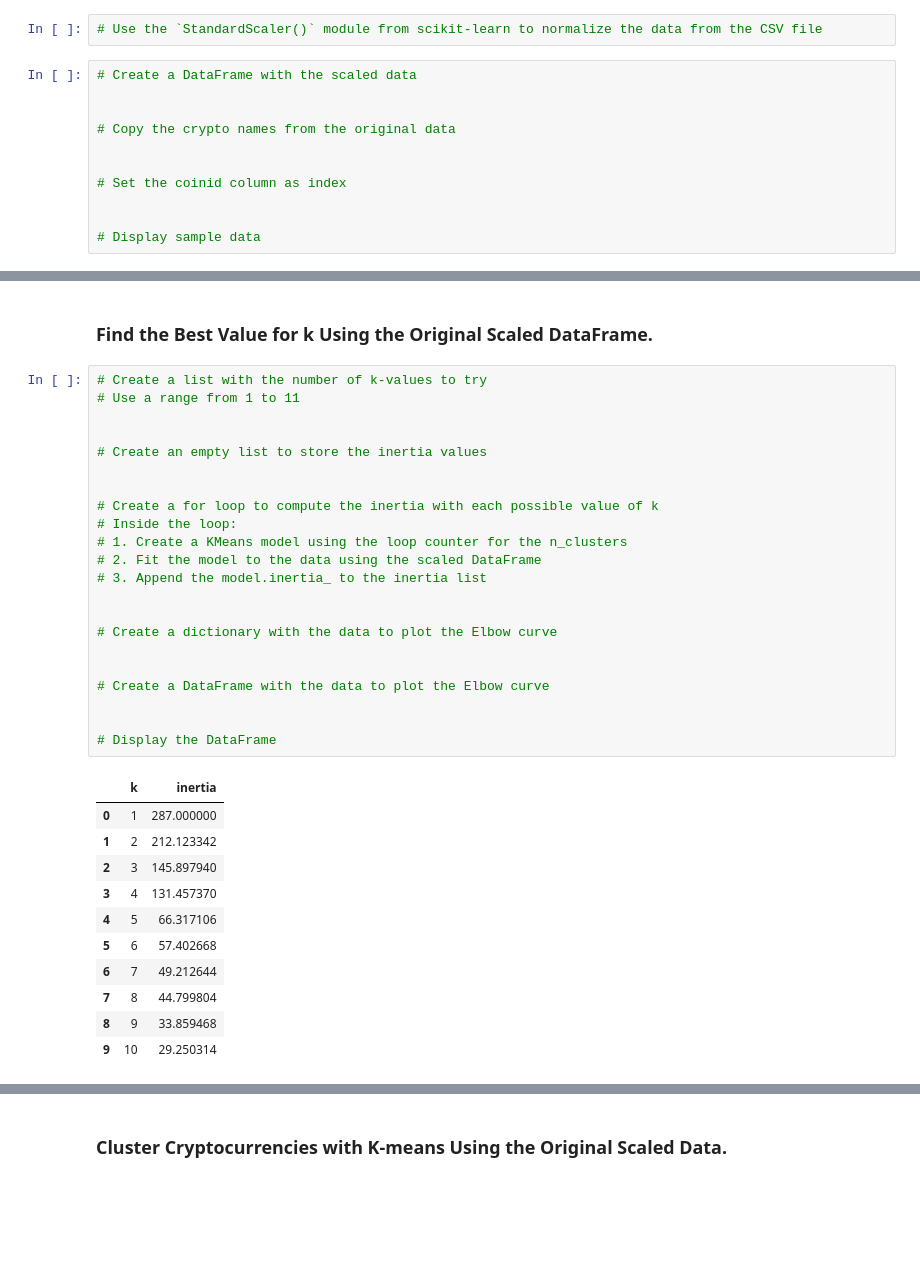
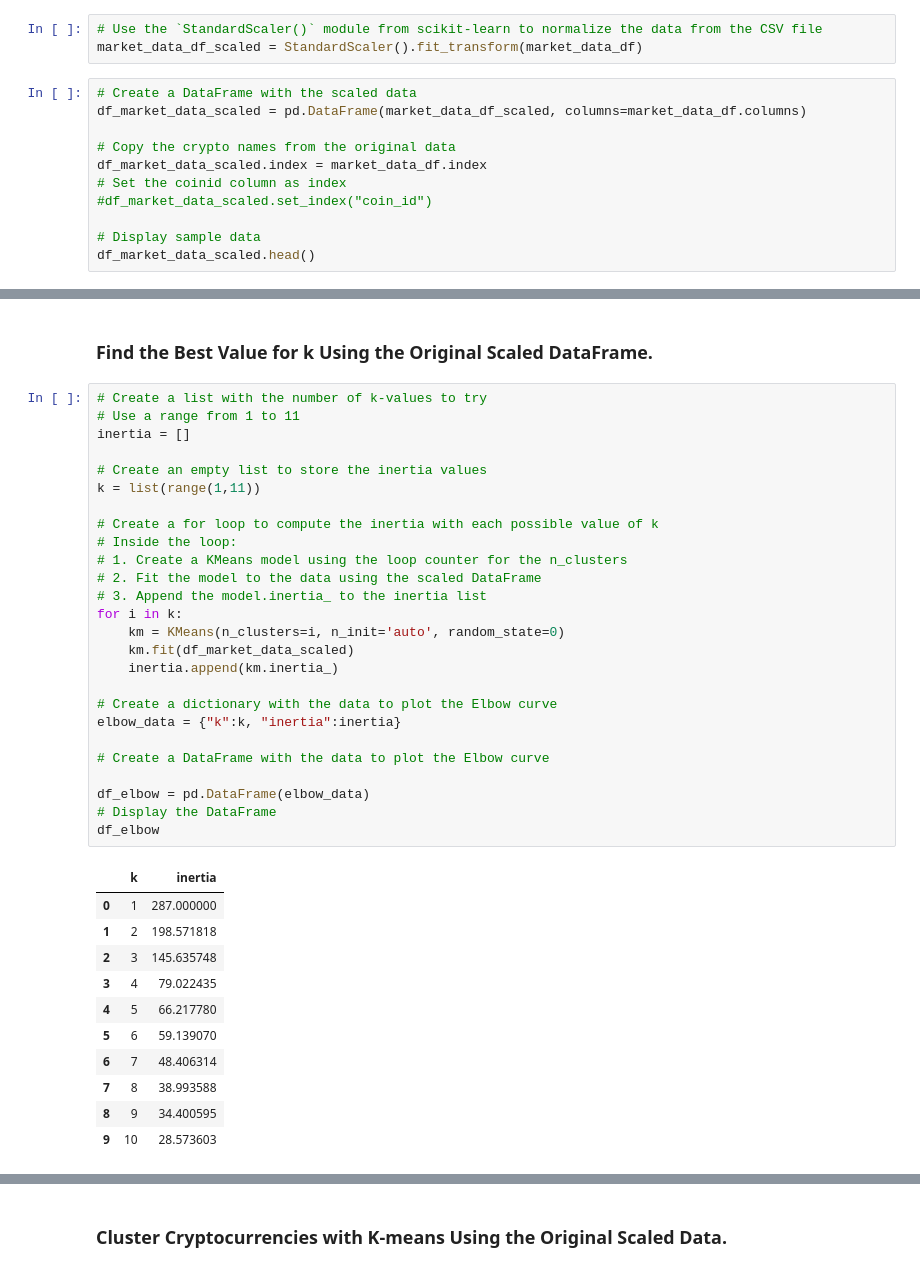
Before and after one commit to tanyasoriano/CryptoClustering, a Jupyter notebook: Crypto_Clustering.ipynb, the cells around one changed output, grey strips where cells are left out. Saved outputs shown, nothing was run; the diff lists cells and outputs as text; blank space fills up the shorter version.

```diff
--- a/Crypto_Clustering.ipynb
+++ b/Crypto_Clustering.ipynb
@@ -40,17 +57,18 @@ market_data_df.describe()
 ### Prepare the Data
 # %%
 # Use the `StandardScaler()` module from scikit-learn to normalize the data from the CSV file
+market_data_df_scaled = StandardScaler().fit_transform(market_data_df)
 # %%
 # Create a DataFrame with the scaled data
-
+df_market_data_scaled = pd.DataFrame(market_data_df_scaled, columns=market_data_df.columns)
 
 # Copy the crypto names from the original data
-
-
+df_market_data_scaled.index = market_data_df.index
 # Set the coinid column as index
-
+#df_market_data_scaled.set_index("coin_id")
 
 # Display sample data
+df_market_data_scaled.head()
 # %% [output]
 |  | price_change_percentage_24h | price_change_percentage_7d | price_change_percentage_14d | price_change_percentage_30d | ... |
 | coin_id |  |  |  |  | ... |
@@ -64,37 +82,41 @@ market_data_df.describe()
 # %%
 # Create a list with the number of k-values to try
 # Use a range from 1 to 11
-
+inertia = []
 
 # Create an empty list to store the inertia values
-
+k = list(range(1,11))
 
 # Create a for loop to compute the inertia with each possible value of k
 # Inside the loop:
 # 1. Create a KMeans model using the loop counter for the n_clusters
 # 2. Fit the model to the data using the scaled DataFrame
 # 3. Append the model.inertia_ to the inertia list
-
+for i in k:
+    km = KMeans(n_clusters=i, n_init='auto', random_state=0)
+    km.fit(df_market_data_scaled)
+    inertia.append(km.inertia_)
 
 # Create a dictionary with the data to plot the Elbow curve
-
+elbow_data = {"k":k, "inertia":inertia}
 
 # Create a DataFrame with the data to plot the Elbow curve
 
-
+df_elbow = pd.DataFrame(elbow_data)
 # Display the DataFrame
+df_elbow
 # %% [output]
 |  | k | inertia |
 | 0 | 1 | 287.000000 |
-| 1 | 2 | 212.123342 |
-| 2 | 3 | 145.897940 |
-| 3 | 4 | 131.457370 |
-| 4 | 5 | 66.317106 |
-| 5 | 6 | 57.402668 |
-| 6 | 7 | 49.212644 |
-| 7 | 8 | 44.799804 |
-| 8 | 9 | 33.859468 |
-| 9 | 10 | 29.250314 |
+| 1 | 2 | 198.571818 |
+| 2 | 3 | 145.635748 |
+| 3 | 4 | 79.022435 |
+| 4 | 5 | 66.217780 |
+| 5 | 6 | 59.139070 |
+| 6 | 7 | 48.406314 |
+| 7 | 8 | 38.993588 |
+| 8 | 9 | 34.400595 |
+| 9 | 10 | 28.573603 |
 # %%
 # Plot a line chart with all the inertia values computed with
 # the different values of k to visually identify the optimal value for k.
```
Also changed, not shown: parts of 27 cells of this notebook.
